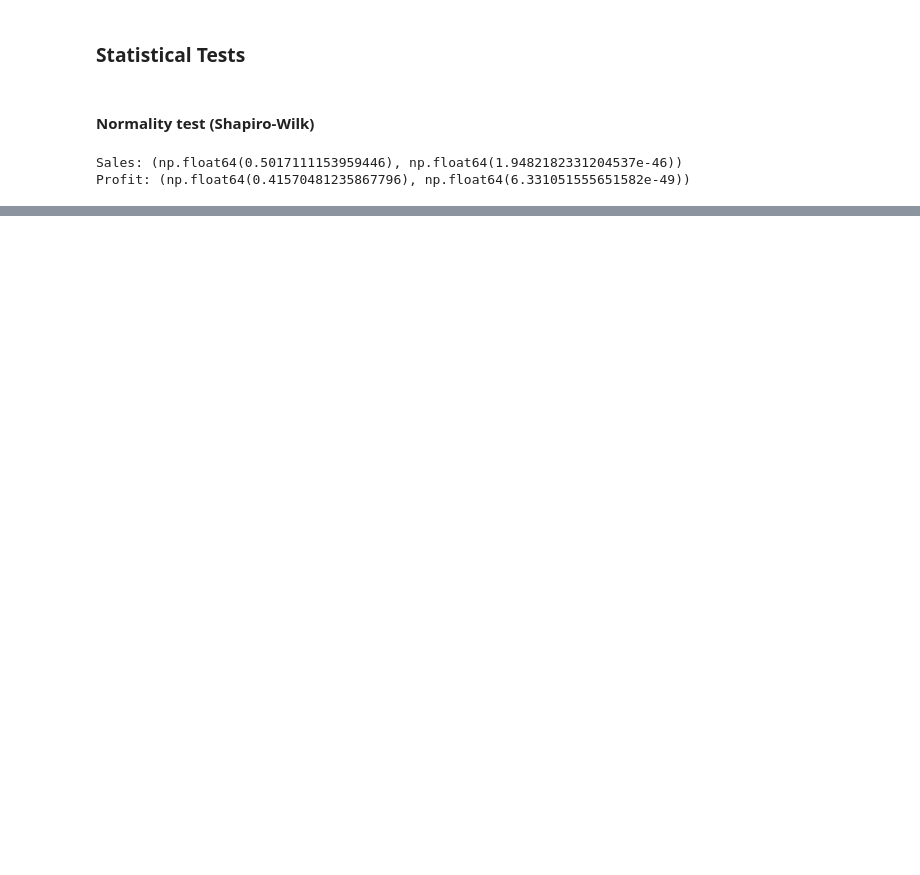
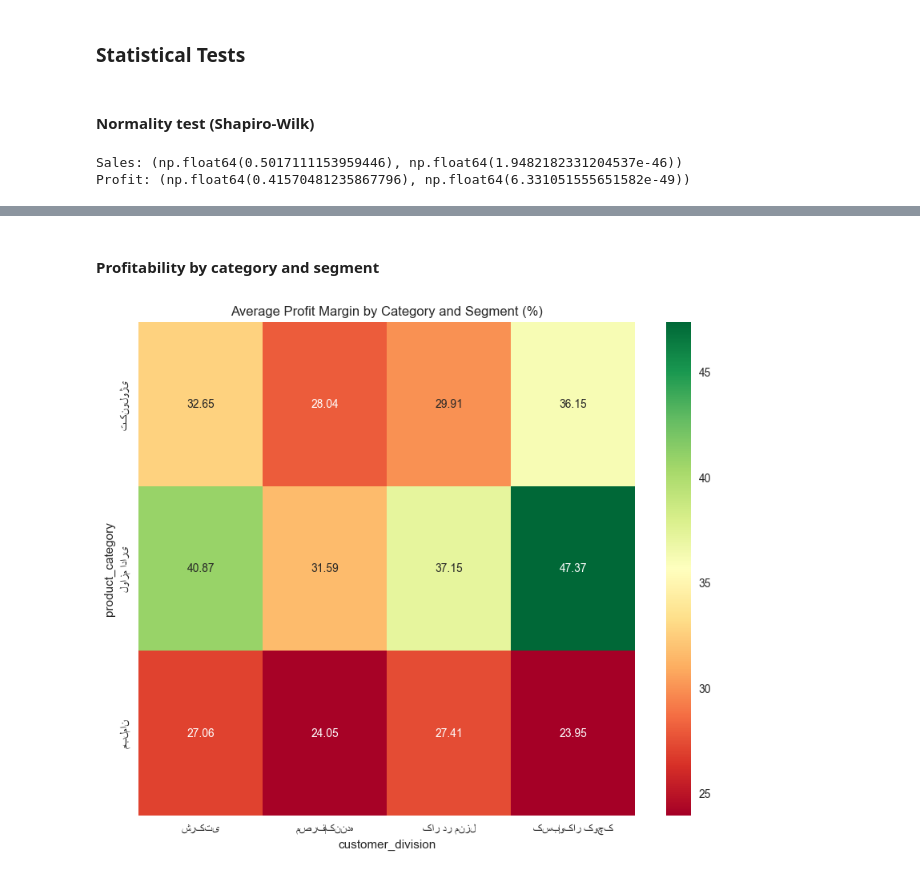
Before and after one commit to mohamad6889/statistics_assignment, a Jupyter notebook: quiz.ipynb, the cells around one changed output, grey strips where cells are left out. Saved outputs shown, nothing was run; the diff lists cells and outputs as text; code cells hidden in the pictures; blank space fills up the shorter version.

```diff
--- a/quiz.ipynb
+++ b/quiz.ipynb
@@ -200,0 +249,13 @@ Profit: (np.float64(0.41570481235867796), np.float64(6.331051555651582e-49))
+# %% [markdown]
+#### Profitability by category and segment
+# %%
+pivot_profit = data_set.pivot_table(values='profit_margin',
+                              index='product_category',
+                              columns='customer_division',
+                              aggfunc='mean')
+plt.figure(figsize=(10, 8))
+sns.heatmap(pivot_profit, annot=True, fmt='.2f', cmap='RdYlGn')
+plt.title('Average Profit Margin by Category and Segment (%)')
+plt.show()
+# %% [output]
+[figure, added]
```
Also changed, not shown: parts of 13 cells of this notebook.
